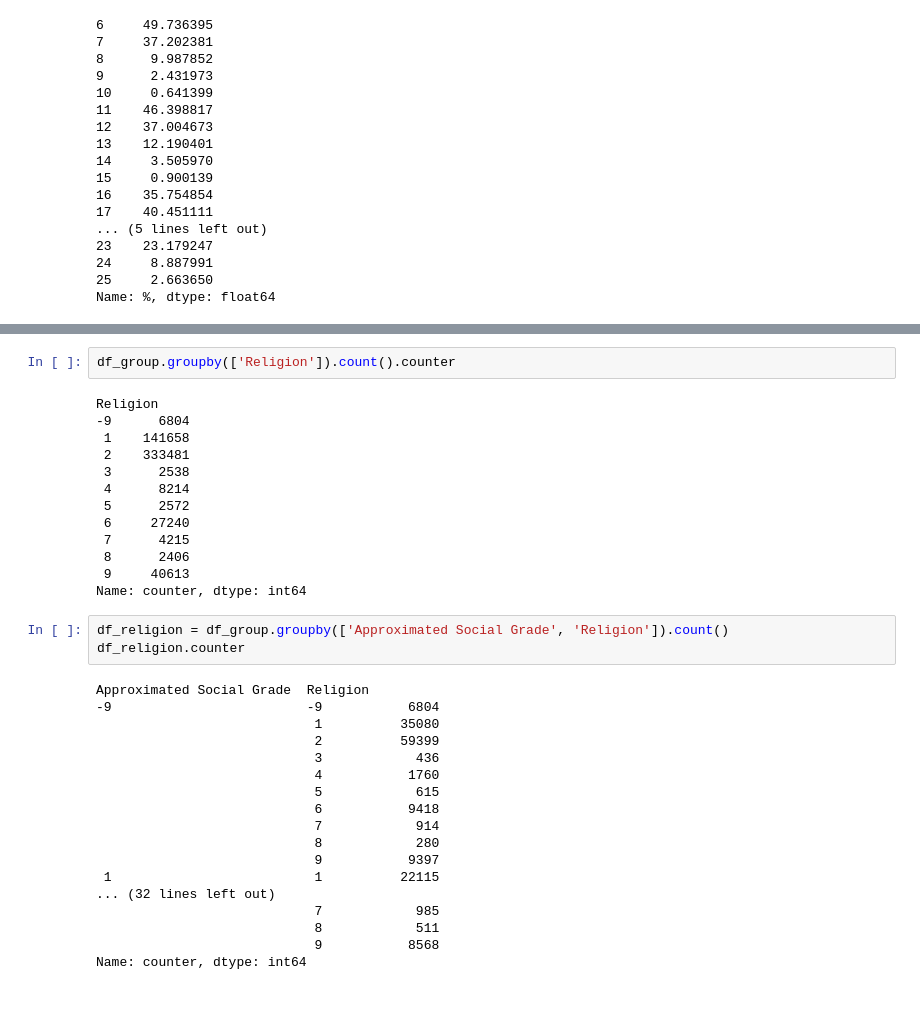
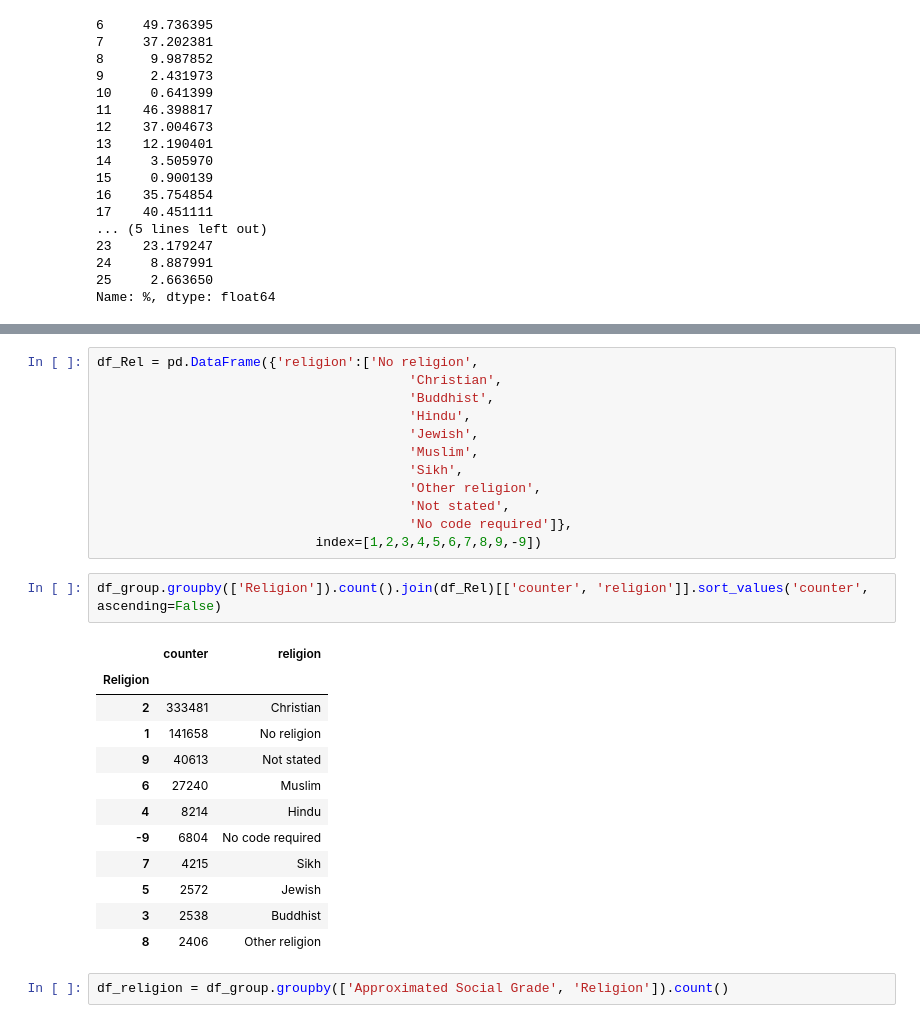
Before and after one commit to Daesparz/Conundrum_7, a Jupyter notebook: exploratory_data_analysis.ipynb, the cells around one changed output, grey strips where cells are left out. Cells and saved outputs as stored; diff of their text form.

```diff
--- a/exploratory_data_analysis.ipynb
+++ b/exploratory_data_analysis.ipynb
@@ -449,36 +442,29 @@ Name: %, dtype: float64
+# %%
+df_Rel = pd.DataFrame({'religion':['No religion',
+                                        'Christian',
+                                        'Buddhist',
+                                        'Hindu',
+                                        'Jewish',
+                                        'Muslim',
+                                        'Sikh',
+                                        'Other religion',
+                                        'Not stated',
+                                        'No code required']},
+                            index=[1,2,3,4,5,6,7,8,9,-9])
 # %%
-df_group.groupby(['Religion']).count().counter
+df_group.groupby(['Religion']).count().join(df_Rel)[['counter', 'religion']].sort_values('counter', ascending=False)
 # %% [output]
-Religion
--9      6804
- 1    141658
- 2    333481
- 3      2538
- 4      8214
- 5      2572
- 6     27240
- 7      4215
- 8      2406
- 9     40613
-Name: counter, dtype: int64
+|  | counter | religion |
+| Religion |  |  |
+| 2 | 333481 | Christian |
+| 1 | 141658 | No religion |
+| 9 | 40613 | Not stated |
+| 6 | 27240 | Muslim |
+| 4 | 8214 | Hindu |
+| -9 | 6804 | No code required |
+| 7 | 4215 | Sikh |
+| 5 | 2572 | Jewish |
+| 3 | 2538 | Buddhist |
+| 8 | 2406 | Other religion |
 # %%
 df_religion = df_group.groupby(['Approximated Social Grade', 'Religion']).count()
-df_religion.counter
-# %% [output]
-Approximated Social Grade  Religion
--9                         -9           6804
-                            1          35080
-                            2          59399
-                            3            436
-                            4           1760
-                            5            615
-                            6           9418
-                            7            914
-                            8            280
-                            9           9397
- 1                          1          22115
-... (32 lines left out)
-                            7            985
-                            8            511
-                            9           8568
-Name: counter, dtype: int64
```
Also changed, not shown: parts of 10 cells of this notebook.
